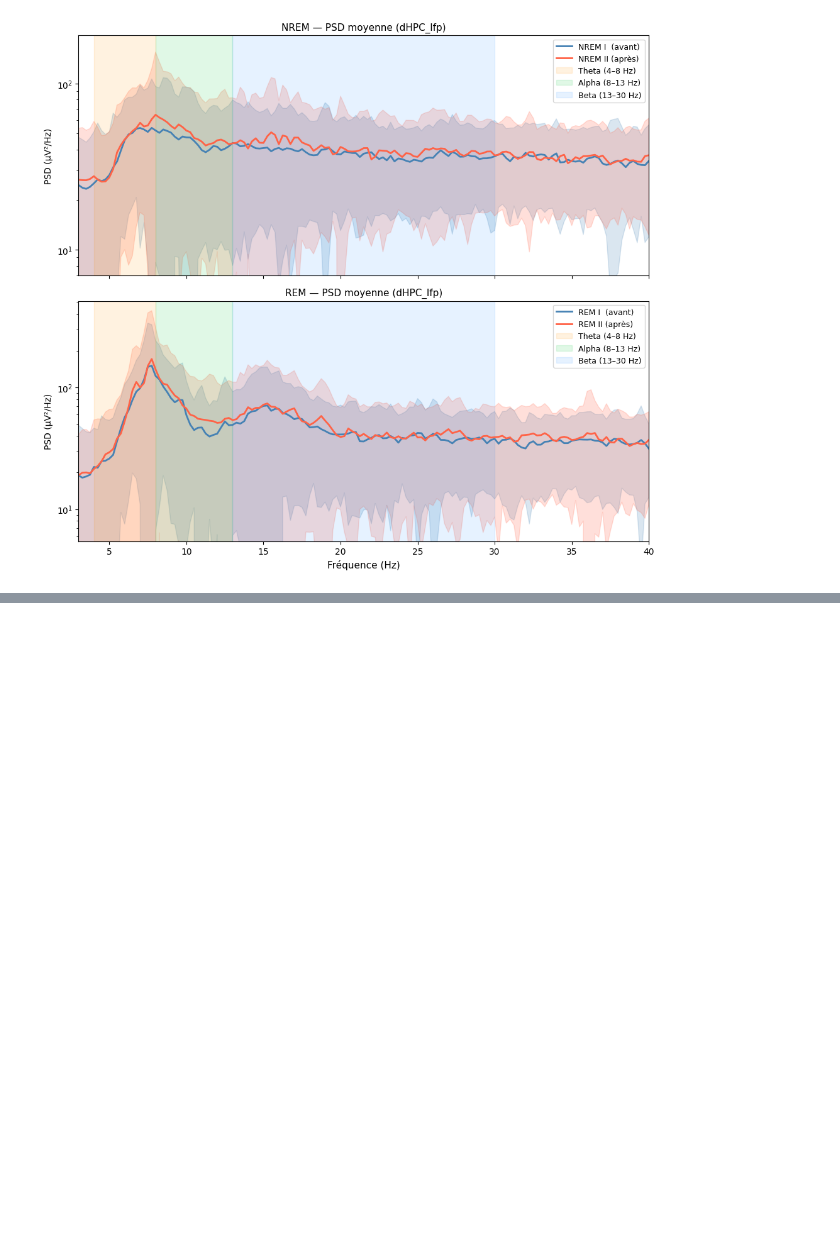
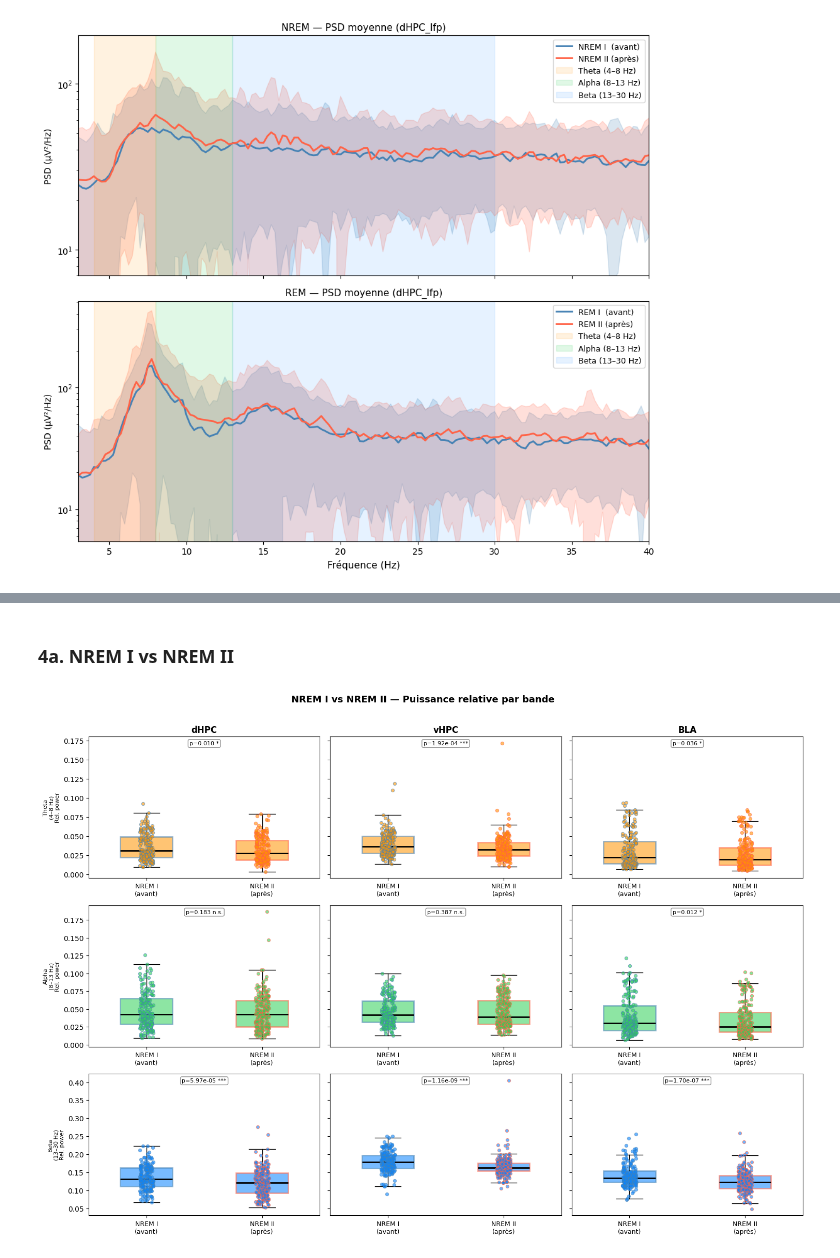
Before and after one commit to Gabbag2/health_hackathon, a Jupyter notebook: alpha_sleep_comparison.ipynb, the cells around one changed output, grey strips where cells are left out. Cells and saved outputs as stored; diff of their text form; code cells hidden in the pictures; blank space fills up the shorter version.

```diff
--- a/alpha_sleep_comparison.ipynb
+++ b/alpha_sleep_comparison.ipynb
@@ -453,7 +367,6 @@ fig, axes = plt.subplots(2, 3, figsize=(15, 9))
 for row, sleep_type in enumerate(["NREM", "REM"]):
     for col, (ch, ch_label) in enumerate(zip(channels, channel_labels)):
         ax   = axes[row, col]
-        # Read from cache — no recomputation
         pre  = psd_cache[(f"{sleep_type} I",  ch)]
         post = psd_cache[(f"{sleep_type} II", ch)]
 
@@ -482,6 +395,9 @@ for row, sleep_type in enumerate(["NREM", "REM"]):
         ax.set_ylabel("Puissance absolue (µV²)" if col == 0 else "", fontsize=9)
         ax.annotate("↑ échelle tronquée", xy=(0.02, 0.01), xycoords="axes fraction",
                     fontsize=7, color="grey")
+        ax.text(0.5, 0.97, stat_label(broad_pre, broad_post), transform=ax.transAxes,
+                ha="center", va="top", fontsize=8,
+                bbox=dict(boxstyle="round,pad=0.25", fc="white", alpha=0.85, ec="grey"))
         if col == 0:
             ax.legend(fontsize=8)
 
@@ -499,13 +409,0 @@ On répète le calcul pour dHPC, vHPC et BLA.
-# %%
-channels       = ["dHPC_lfp", "vHPC_lfp", "bla_lfp"]
-channel_labels = ["dHPC",     "vHPC",     "BLA"]
-
-# Re-use psd_cache — no extra Welch calls
-results = {}
-for ch in channels:
-    results[ch] = {
-        "pre":  np.array([band_relative_power(p, freqs, alpha_lo, alpha_hi)
-                          for p in psd_cache[("NREM I",  ch)]]),
-        "post": np.array([band_relative_power(p, freqs, alpha_lo, alpha_hi)
-                          for p in psd_cache[("NREM II", ch)]]),
-    }
@@ -640,0 +500,13 @@ Pour aller plus loin : comparez la condition **neutral** (`lfp_data.pkl`) avec l
+# %% [markdown]
+### 4a. NREM I vs NREM II
+# %%
+fig_nrem = comparison_plot(
+    title="NREM I vs NREM II — Puissance relative par bande",
+    vals_a={ch: band_powers[("NREM I",  ch)] for ch in CHANNELS_LIST},
+    vals_b={ch: band_powers[("NREM II", ch)] for ch in CHANNELS_LIST},
+    label_a="NREM I\n(avant)",
+    label_b="NREM II\n(après)",
+)
+plt.show()
+# %% [output]
+[figure, added]
```
Also changed, not shown: parts of 31 cells of this notebook.
